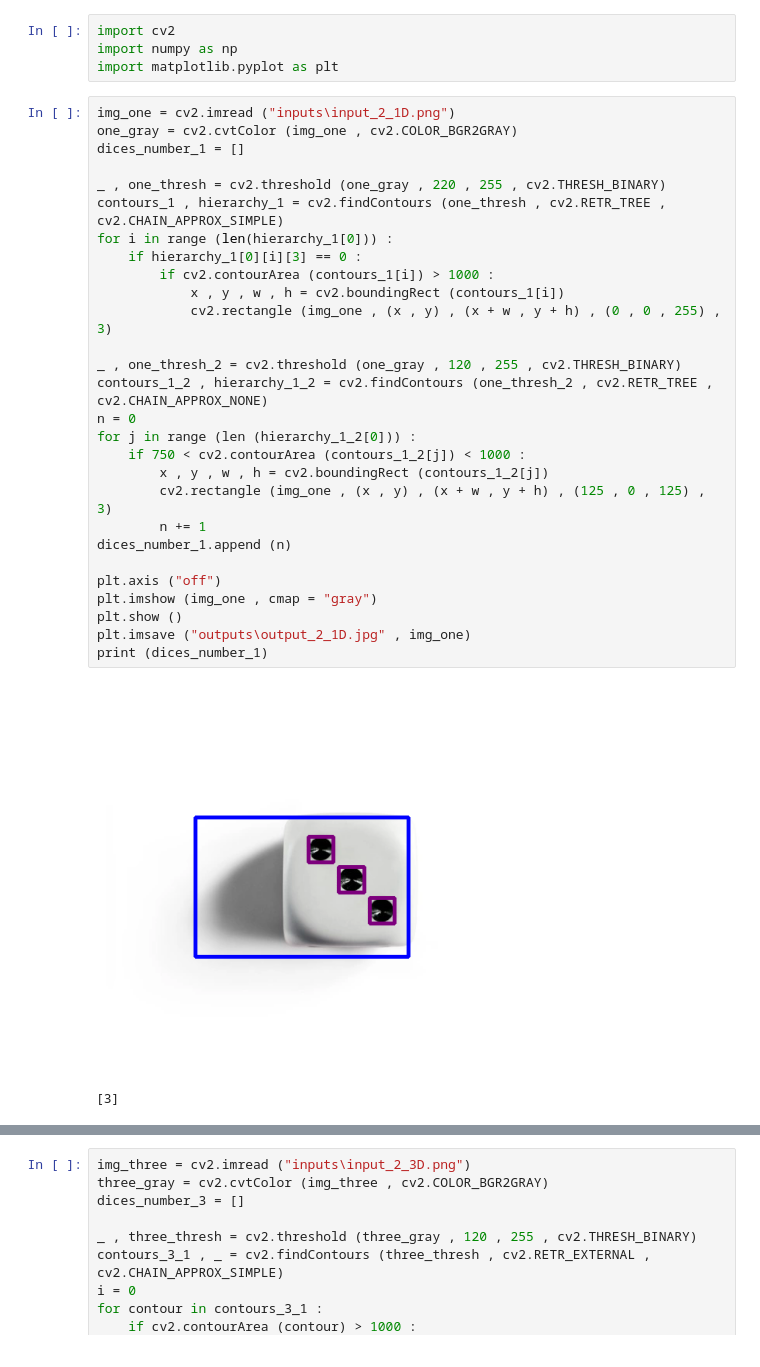
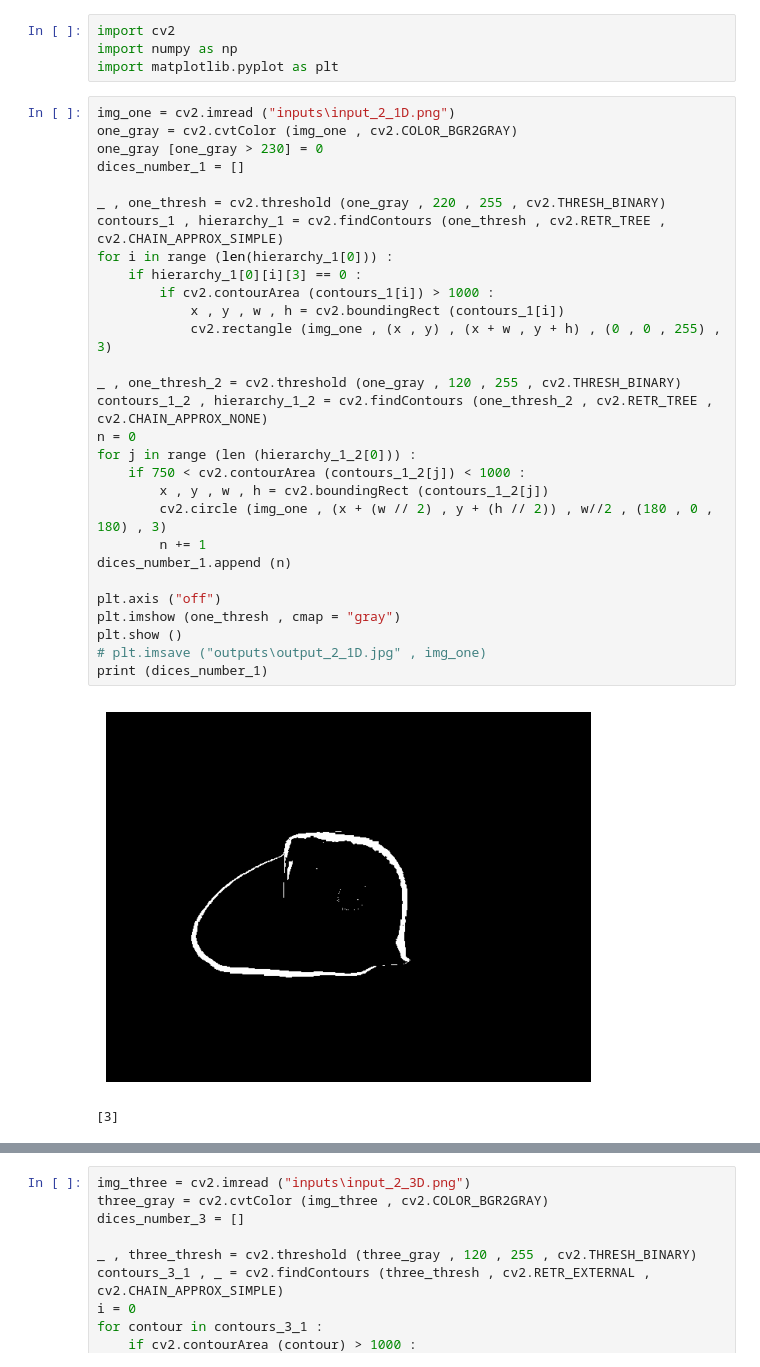
Before and after one commit to TaRa1999R/Image_Processing, a Jupyter notebook: assignment33/2.ipynb, the cells around one changed output, grey strips where cells are left out. Drawn from its saved outputs; the diff is of its cells as text.

Commit message:
Image _Processing

```diff
--- a/assignment33/2.ipynb
+++ b/assignment33/2.ipynb
@@ -5,33 +5,34 @@ import matplotlib.pyplot as plt
 # %%
 img_one = cv2.imread ("inputs\input_2_1D.png")
 one_gray = cv2.cvtColor (img_one , cv2.COLOR_BGR2GRAY)
+one_gray [one_gray > 230] = 0
 dices_number_1 = []
 
 _ , one_thresh = cv2.threshold (one_gray , 220 , 255 , cv2.THRESH_BINARY)
 contours_1 , hierarchy_1 = cv2.findContours (one_thresh , cv2.RETR_TREE , cv2.CHAIN_APPROX_SIMPLE)
 for i in range (len(hierarchy_1[0])) :
     if hierarchy_1[0][i][3] == 0 :
         if cv2.contourArea (contours_1[i]) > 1000 :
             x , y , w , h = cv2.boundingRect (contours_1[i])
             cv2.rectangle (img_one , (x , y) , (x + w , y + h) , (0 , 0 , 255) , 3)
 
 _ , one_thresh_2 = cv2.threshold (one_gray , 120 , 255 , cv2.THRESH_BINARY)
 contours_1_2 , hierarchy_1_2 = cv2.findContours (one_thresh_2 , cv2.RETR_TREE , cv2.CHAIN_APPROX_NONE)
 n = 0
 for j in range (len (hierarchy_1_2[0])) :
     if 750 < cv2.contourArea (contours_1_2[j]) < 1000 :
         x , y , w , h = cv2.boundingRect (contours_1_2[j])
-        cv2.rectangle (img_one , (x , y) , (x + w , y + h) , (125 , 0 , 125) , 3)
+        cv2.circle (img_one , (x + (w // 2) , y + (h // 2)) , w//2 , (180 , 0 , 180) , 3)
         n += 1
 dices_number_1.append (n)
 
 plt.axis ("off")
-plt.imshow (img_one , cmap = "gray")
+plt.imshow (one_thresh , cmap = "gray")
 plt.show ()
-plt.imsave ("outputs\output_2_1D.jpg" , img_one)
+# plt.imsave ("outputs\output_2_1D.jpg" , img_one)
 print (dices_number_1)
 # %% [output]
-[figure, old version]
+[figure, new version]
 [3]
 # %%
 img_two = cv2.imread ("inputs\input_2_2D.png")
```
Also changed, not shown: parts of 2 cells of this notebook, 2 other files.
